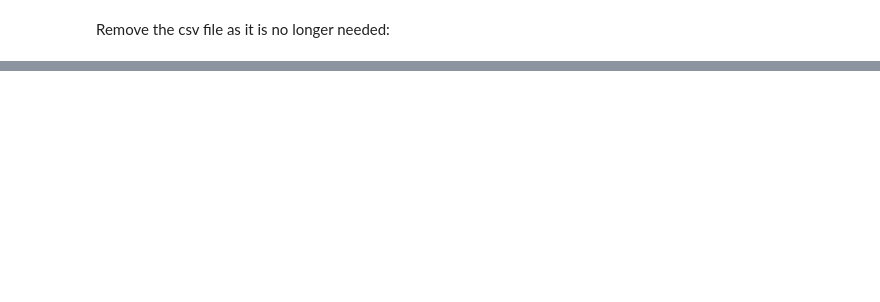
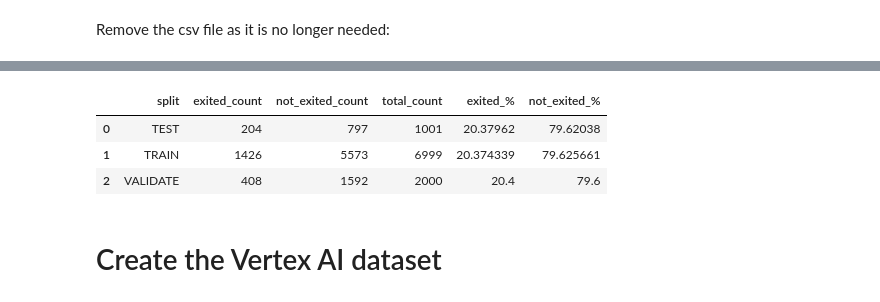
Before and after one commit to mhornstein/VertexAI-autoML, a Jupyter notebook: AutoML-python-client.ipynb, the cells around one changed output, grey strips where cells are left out. Cells and saved outputs as stored; diff of their text form; code cells hidden in the pictures; blank space fills up the shorter version.

```diff
--- a/AutoML-python-client.ipynb
+++ b/AutoML-python-client.ipynb
@@ -104,0 +226,27 @@ os.remove(SOURCE_FILE_NAME)
+# %%
+query = f"""
+SELECT
+    split,
+    COUNTIF({VAR_TARGET} = 1) AS exited_count,
+    COUNTIF({VAR_TARGET} = 0) AS not_exited_count
+FROM
+    `{BQ_PROJECT}.{BQ_DATASET}.{BQ_TABLE}_prepped`
+GROUP BY
+    split
+ORDER BY
+    split;
+"""
+
+df = bq.query(query).to_dataframe()
+# %%
+df['total_count'] = df['exited_count'] + df['not_exited_count']
+df['exited_%'] = df['exited_count'] / df['total_count'] * 100
+df['not_exited_%'] = df['not_exited_count'] / df['total_count'] * 100
+df
+# %% [output]
+|  | split | exited_count | not_exited_count | total_count | exited_% | not_exited_% |
+| 0 | TEST | 204 | 797 | 1001 | 20.37962 | 79.62038 |
+| 1 | TRAIN | 1426 | 5573 | 6999 | 20.374339 | 79.625661 |
+| 2 | VALIDATE | 408 | 1592 | 2000 | 20.4 | 79.6 |
+# %% [markdown]
+# Create the Vertex AI dataset
```
Also changed, not shown: parts of 62 cells of this notebook.
